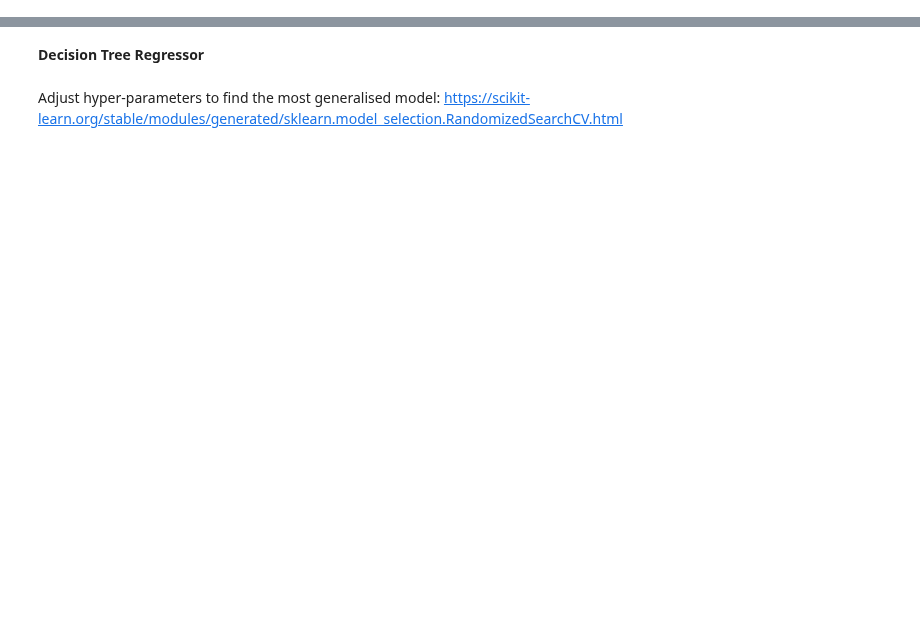
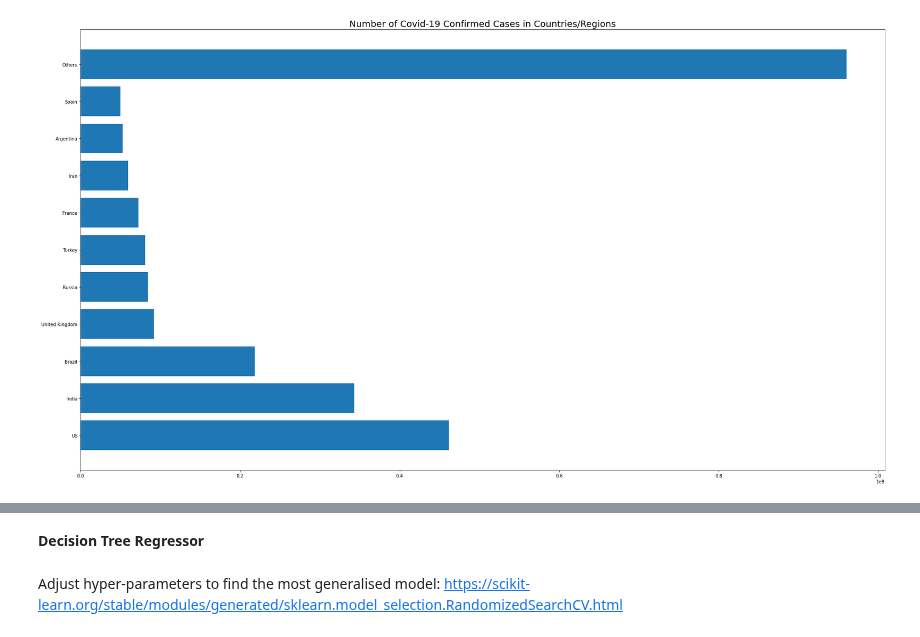
Before and after one commit to dvh549/Data_Mining, a Jupyter notebook: Covid_19_Decision_Tree.ipynb, the cells around one changed output, grey strips where cells are left out. Drawn from its saved outputs; the diff is of its cells as text; code cells hidden in the pictures; blank space fills up the shorter version.

```diff
--- a/Covid_19_Decision_Tree.ipynb
+++ b/Covid_19_Decision_Tree.ipynb
@@ -274,0 +313,6 @@ unique_countries
+# %%
+# number of cases per country/region
+
+print('Confirmed Cases by Countries/Regions:')
+for i in range(len(unique_countries)):
+    print(f'{unique_countries[i]}: {country_confirmed_cases[i]} cases')
@@ -274,0 +376,5 @@ unique_countries
+# %%
+# number of cases per province/state/city
+
+for i in range(len(unique_provinces)):
+    print(f'{unique_provinces[i]}: {province_confirmed_cases[i]} cases')
@@ -274,0 +399,15 @@ unique_countries
+# %%
+# handling nan values if there is any
+
+nan_indices = []
+
+for i in range(len(unique_provinces)):
+    if type(unique_provinces[i]) == float:
+        nan_indices.append(i)
+
+unique_provinces = list(unique_provinces)
+province_confirmed_cases = list(province_confirmed_cases)
+
+for i in nan_indices:
+    unique_provinces.pop(i)
+    province_confirmed_cases.pop(i)
@@ -274,0 +424,21 @@ unique_countries
+# %%
+# Only show 10 countries with the most confirmed cases, the rest are grouped into the category named others
+
+visual_unique_countries = []
+visual_confirmed_cases = []
+others = np.sum(country_confirmed_cases[10:])
+for i in range(len(country_confirmed_cases[:10])):
+    visual_unique_countries.append(unique_countries[i])
+    visual_confirmed_cases.append(country_confirmed_cases[i])
+
+visual_unique_countries.append('Others')
+visual_confirmed_cases.append(others)
+# %%
+# Visualize the 10 countries
+
+plt.figure(figsize=(32, 18))
+plt.barh(visual_unique_countries, visual_confirmed_cases)
+plt.title('Number of Covid-19 Confirmed Cases in Countries/Regions', size=20)
+plt.show()
+# %% [output]
+[figure, added]
```
Also changed, not shown: parts of 27 cells of this notebook, 3 other files.
